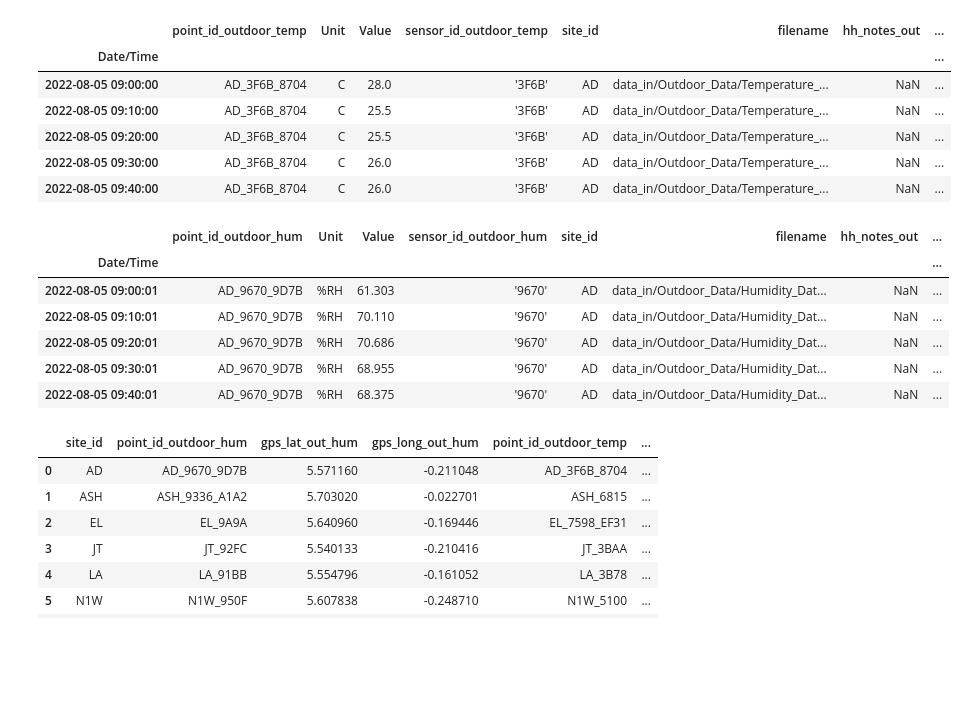
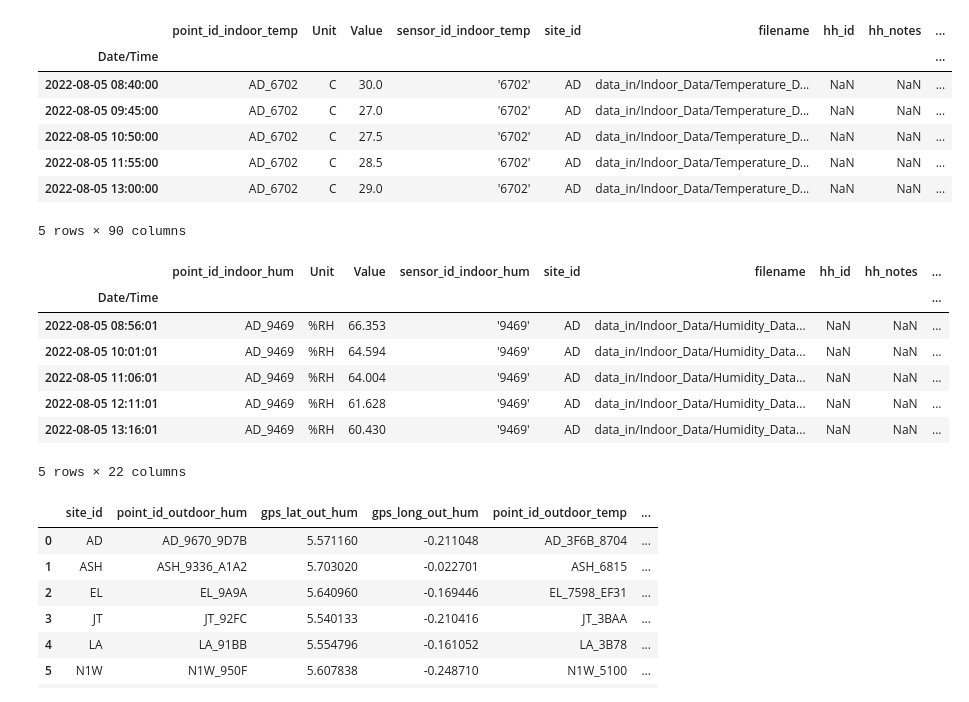
Before and after one commit to thicknavyrain/ATMC_data_analysis, a Jupyter notebook: Heat Index Calculation.ipynb, the cells around one changed output. Cells and saved outputs as stored; diff of their text form; code cells hidden in the pictures; blank space fills up the shorter version.

Commit message:
Humidity plots

```diff
--- a/Heat Index Calculation.ipynb
+++ b/Heat Index Calculation.ipynb
@@ -49,25 +71,27 @@ indoor_hum.set_index('Date/Time', inplace=True)
 
 indoor_hum['Hour'] = indoor_hum.index.hour
 # %%
-outdoor_temp.head()
+indoor_hum.head()
 # %% [output]
-|  | point_id_outdoor_temp | Unit | Value | sensor_id_outdoor_temp | site_id | filename | hh_notes_out | ... |
-| Date/Time |  |  |  |  |  |  |  | ... |
-| 2022-08-05 09:00:00 | AD_3F6B_8704 | C | 28.0 | '3F6B' | AD | data_in/Outdoor_Data/Temperature_... | NaN | ... |
-| 2022-08-05 09:10:00 | AD_3F6B_8704 | C | 25.5 | '3F6B' | AD | data_in/Outdoor_Data/Temperature_... | NaN | ... |
-| 2022-08-05 09:20:00 | AD_3F6B_8704 | C | 25.5 | '3F6B' | AD | data_in/Outdoor_Data/Temperature_... | NaN | ... |
-| 2022-08-05 09:30:00 | AD_3F6B_8704 | C | 26.0 | '3F6B' | AD | data_in/Outdoor_Data/Temperature_... | NaN | ... |
-| 2022-08-05 09:40:00 | AD_3F6B_8704 | C | 26.0 | '3F6B' | AD | data_in/Outdoor_Data/Temperature_... | NaN | ... |
+|  | point_id_indoor_temp | Unit | Value | sensor_id_indoor_temp | site_id | filename | hh_id | hh_notes | ... |
+| Date/Time |  |  |  |  |  |  |  |  | ... |
+| 2022-08-05 08:40:00 | AD_6702 | C | 30.0 | '6702' | AD | data_in/Indoor_Data/Temperature_D... | NaN | NaN | ... |
+| 2022-08-05 09:45:00 | AD_6702 | C | 27.0 | '6702' | AD | data_in/Indoor_Data/Temperature_D... | NaN | NaN | ... |
+| 2022-08-05 10:50:00 | AD_6702 | C | 27.5 | '6702' | AD | data_in/Indoor_Data/Temperature_D... | NaN | NaN | ... |
+| 2022-08-05 11:55:00 | AD_6702 | C | 28.5 | '6702' | AD | data_in/Indoor_Data/Temperature_D... | NaN | NaN | ... |
+| 2022-08-05 13:00:00 | AD_6702 | C | 29.0 | '6702' | AD | data_in/Indoor_Data/Temperature_D... | NaN | NaN | ... |
+5 rows × 90 columns
 # %%
-outdoor_hum.head()
+indoor_hum.head()
 # %% [output]
-|  | point_id_outdoor_hum | Unit | Value | sensor_id_outdoor_hum | site_id | filename | hh_notes_out | ... |
-| Date/Time |  |  |  |  |  |  |  | ... |
-| 2022-08-05 09:00:01 | AD_9670_9D7B | %RH | 61.303 | '9670' | AD | data_in/Outdoor_Data/Humidity_Dat... | NaN | ... |
-| 2022-08-05 09:10:01 | AD_9670_9D7B | %RH | 70.110 | '9670' | AD | data_in/Outdoor_Data/Humidity_Dat... | NaN | ... |
-| 2022-08-05 09:20:01 | AD_9670_9D7B | %RH | 70.686 | '9670' | AD | data_in/Outdoor_Data/Humidity_Dat... | NaN | ... |
-| 2022-08-05 09:30:01 | AD_9670_9D7B | %RH | 68.955 | '9670' | AD | data_in/Outdoor_Data/Humidity_Dat... | NaN | ... |
-| 2022-08-05 09:40:01 | AD_9670_9D7B | %RH | 68.375 | '9670' | AD | data_in/Outdoor_Data/Humidity_Dat... | NaN | ... |
+|  | point_id_indoor_hum | Unit | Value | sensor_id_indoor_hum | site_id | filename | hh_id | hh_notes | ... |
+| Date/Time |  |  |  |  |  |  |  |  | ... |
+| 2022-08-05 08:56:01 | AD_9469 | %RH | 66.353 | '9469' | AD | data_in/Indoor_Data/Humidity_Data... | NaN | NaN | ... |
+| 2022-08-05 10:01:01 | AD_9469 | %RH | 64.594 | '9469' | AD | data_in/Indoor_Data/Humidity_Data... | NaN | NaN | ... |
+| 2022-08-05 11:06:01 | AD_9469 | %RH | 64.004 | '9469' | AD | data_in/Indoor_Data/Humidity_Data... | NaN | NaN | ... |
+| 2022-08-05 12:11:01 | AD_9469 | %RH | 61.628 | '9469' | AD | data_in/Indoor_Data/Humidity_Data... | NaN | NaN | ... |
+| 2022-08-05 13:16:01 | AD_9469 | %RH | 60.430 | '9469' | AD | data_in/Indoor_Data/Humidity_Data... | NaN | NaN | ... |
+5 rows × 22 columns
 # %%
 outdoor_link_df = pd.read_csv('./campaign_data/link_outdoor_hum_temp_nearest.csv')
 indoor_link_df = pd.read_csv('./campaign_data/link_indoor_hum_temp_nearest.csv')
```
Also changed, not shown: parts of 23 cells of this notebook, 13 other files.
